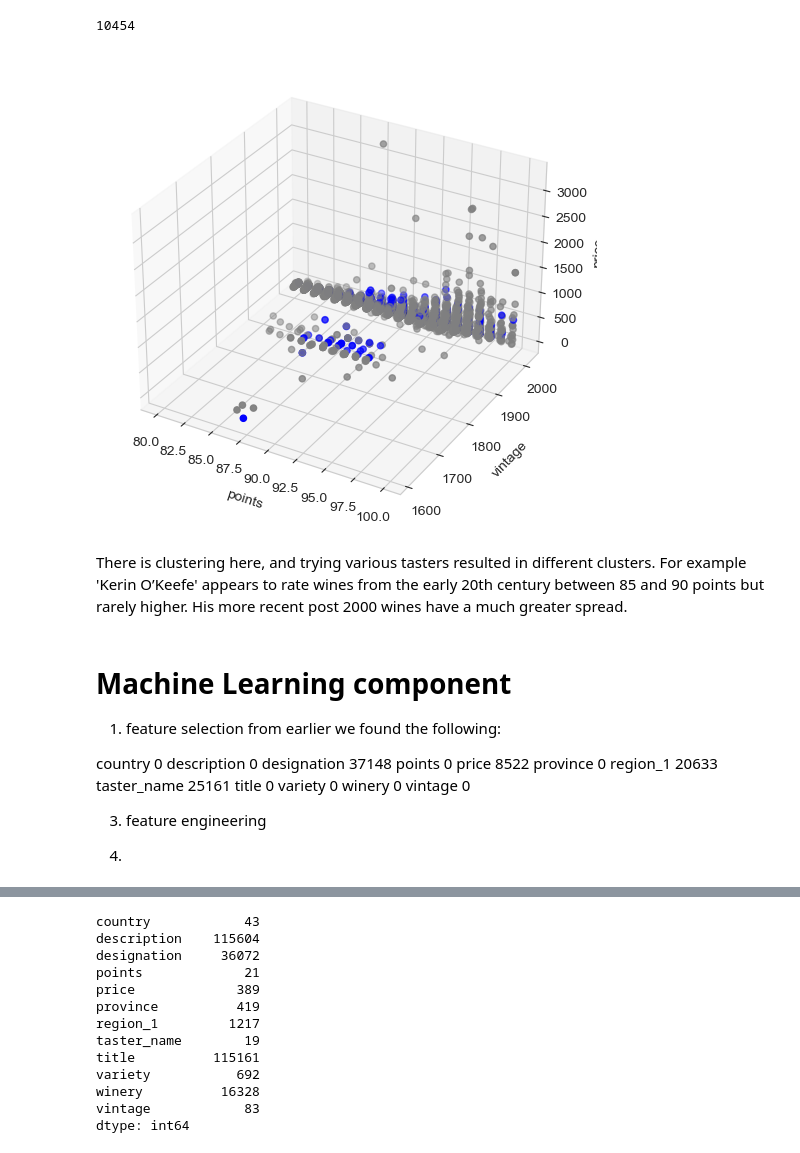
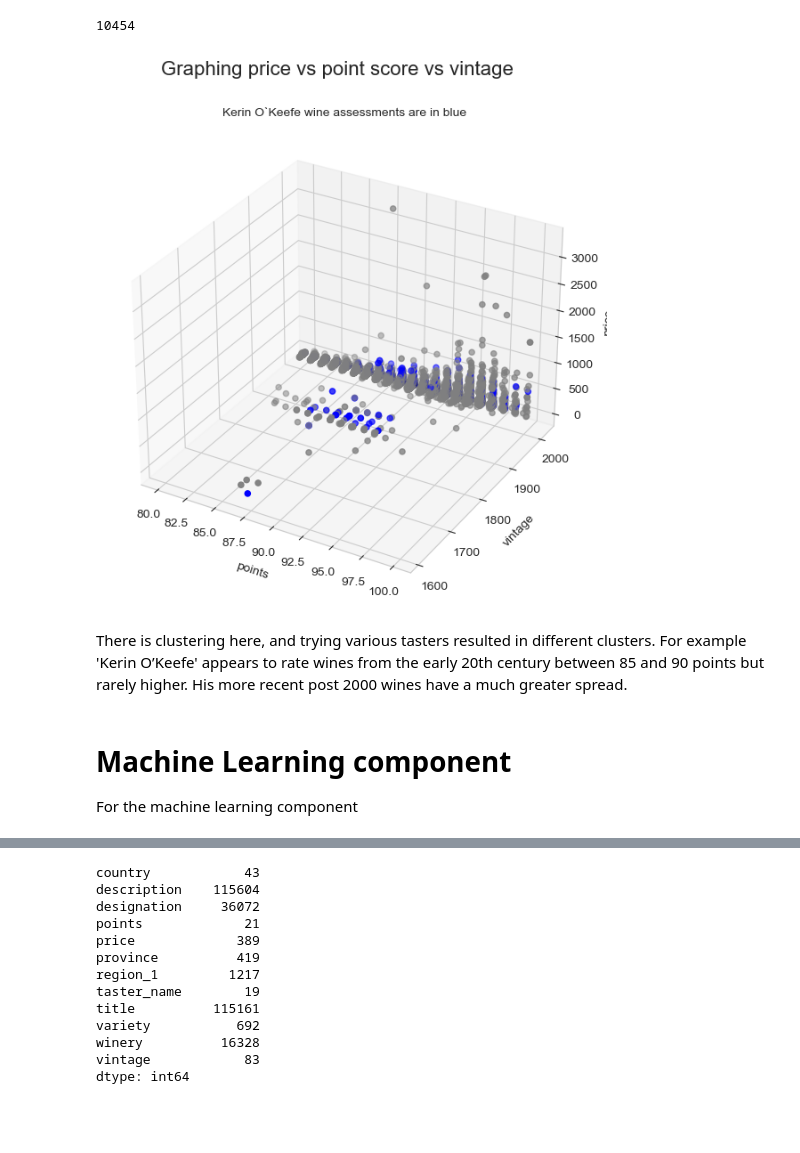
Before and after one commit to AskSalomon/Data-201, a Jupyter notebook: Sommelier.ipynb, the cells around one changed output, grey strips where cells are left out. Drawn from its saved outputs; the diff is of its cells as text; code cells hidden in the pictures; blank space fills up the shorter version.

```diff
--- a/Sommelier.ipynb
+++ b/Sommelier.ipynb
@@ -213,58 +219,41 @@ colors = sommelier['taster_name'].apply(lambda x: 'blue'
 # %%
 # 3D plot of the taster named in the above chunk and how they map onto price, score and vintage age
 from mpl_toolkits.mplot3d import Axes3D
 
 sns.set_style("whitegrid", {'axes.grid' : False})
 
-fig = plt.figure(figsize=(6,6))
+fig = plt.figure(figsize=(7,7))
 
 # ax = Axes3D(fig) Did not work
 
 ax = fig.add_subplot(111, projection='3d')
 
 c = 'price'
 a = 'points'
 b = 'vintage'
 
 x = sommelier[a]
 y = sommelier[b]
 z = sommelier[c]
 
 
 ax.scatter(x, y, z, c=colors, marker='o')
 
 
 ax.set_xlabel(a)
 ax.set_ylabel(b)
 ax.set_zlabel(c)
-
-
+plt.suptitle('Graphing price vs point score vs vintage', fontsize=16)
+plt.title('Kerin O`Keefe wine assessments are in blue',fontsize=10)
 plt.show()
 # %% [output]
-[figure, old version]
+[figure, new version]
 # %% [markdown]
 There is clustering here, and trying various tasters resulted in different clusters. For example 'Kerin O’Keefe' appears to rate wines from the early 20th century between 85 and 90 points but rarely higher. His more recent post 2000 wines have a much greater spread.
 # %% [markdown]
 # Machine Learning component
-1. feature selection
-from earlier we found the following:
 
-country            0
-description        0
-designation    37148
-points             0
-price           8522
-province           0
-region_1       20633
-taster_name    25161
-title              0
-variety            0
-winery             0
-vintage            0
-
-3. feature engineering
-
-4.
+For the machine learning component
 # %%
 print(sommelier['winery'].unique())
 print(sommelier['province'].unique())
```
Also changed, not shown: parts of 32 cells of this notebook.
